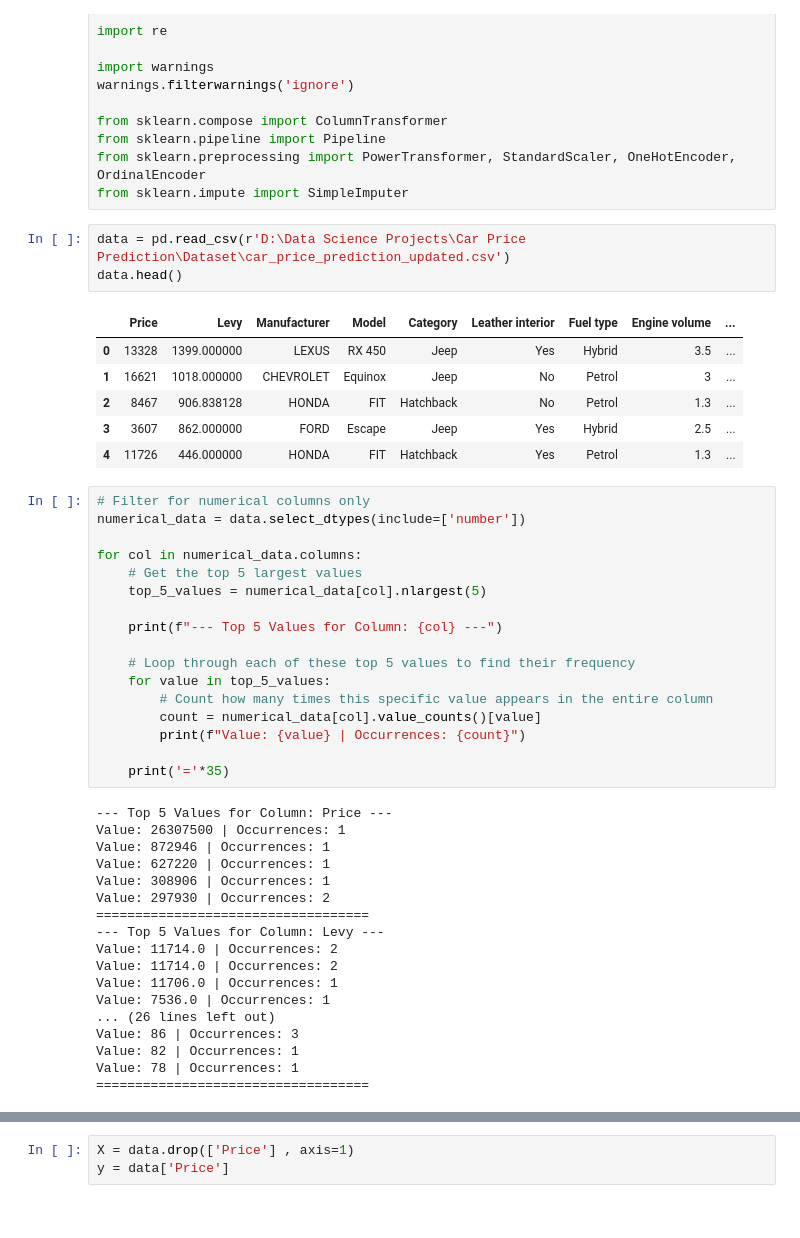
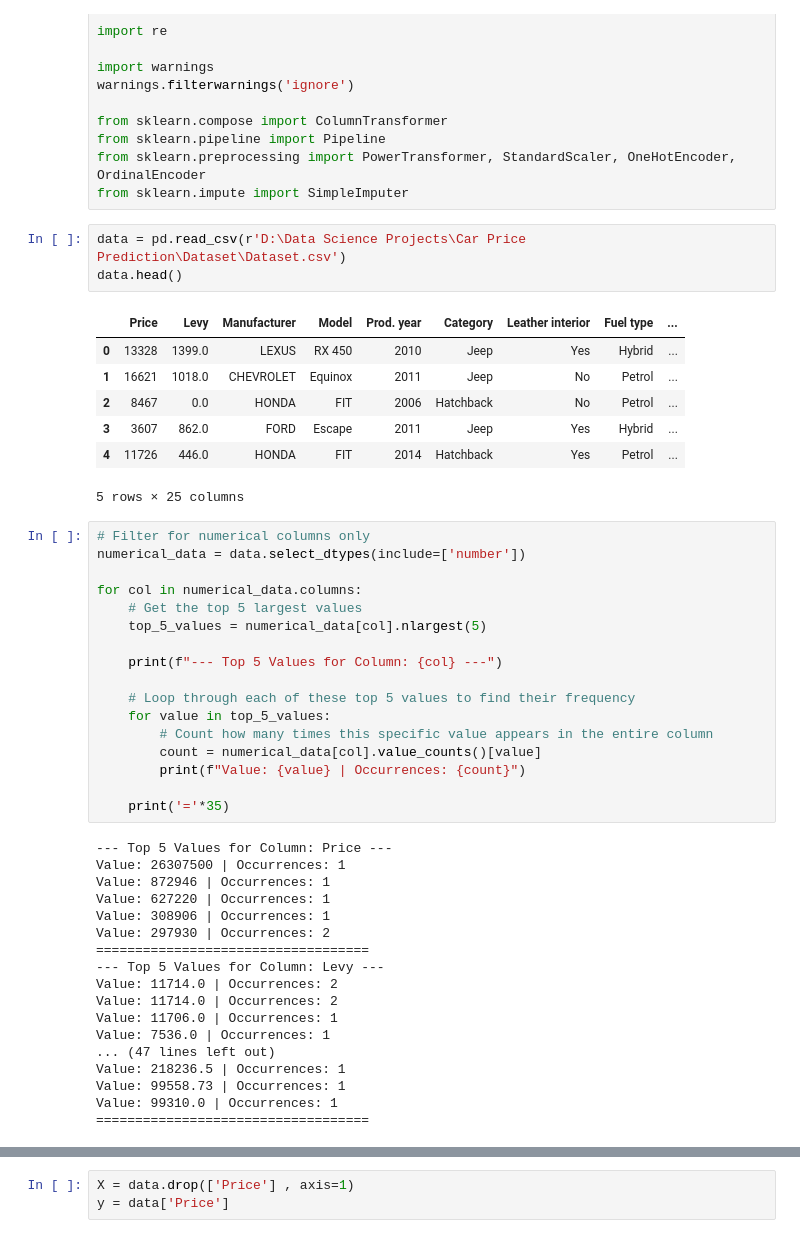
Before and after one commit to sumeet-016/Price-Prediction, a Jupyter notebook: Notebook/ModelTraining.ipynb, the cells around one changed output, grey strips where cells are left out. Drawn from its saved outputs; the diff is of its cells as text.

Commit message:
Model checking

```diff
--- a/Notebook/ModelTraining.ipynb
+++ b/Notebook/ModelTraining.ipynb
@@ -15,15 +15,16 @@ from sklearn.pipeline import Pipeline
 from sklearn.preprocessing import PowerTransformer, StandardScaler, OneHotEncoder, OrdinalEncoder
 from sklearn.impute import SimpleImputer
 # %%
-data = pd.read_csv(r'D:\Data Science Projects\Car Price Prediction\Dataset\car_price_prediction_updated.csv')
+data = pd.read_csv(r'D:\Data Science Projects\Car Price Prediction\Dataset\Dataset.csv')
 data.head()
 # %% [output]
-|  | Price | Levy | Manufacturer | Model | Category | Leather interior | Fuel type | Engine volume | ... |
-| 0 | 13328 | 1399.000000 | LEXUS | RX 450 | Jeep | Yes | Hybrid | 3.5 | ... |
-| 1 | 16621 | 1018.000000 | CHEVROLET | Equinox | Jeep | No | Petrol | 3 | ... |
-| 2 | 8467 | 906.838128 | HONDA | FIT | Hatchback | No | Petrol | 1.3 | ... |
-| 3 | 3607 | 862.000000 | FORD | Escape | Jeep | Yes | Hybrid | 2.5 | ... |
-| 4 | 11726 | 446.000000 | HONDA | FIT | Hatchback | Yes | Petrol | 1.3 | ... |
+|  | Price | Levy | Manufacturer | Model | Prod. year | Category | Leather interior | Fuel type | ... |
+| 0 | 13328 | 1399.0 | LEXUS | RX 450 | 2010 | Jeep | Yes | Hybrid | ... |
+| 1 | 16621 | 1018.0 | CHEVROLET | Equinox | 2011 | Jeep | No | Petrol | ... |
+| 2 | 8467 | 0.0 | HONDA | FIT | 2006 | Hatchback | No | Petrol | ... |
+| 3 | 3607 | 862.0 | FORD | Escape | 2011 | Jeep | Yes | Hybrid | ... |
+| 4 | 11726 | 446.0 | HONDA | FIT | 2014 | Hatchback | Yes | Petrol | ... |
+5 rows × 25 columns
 # %%
 # Filter for numerical columns only
 numerical_data = data.select_dtypes(include=['number'])
@@ -54,10 +55,10 @@ Value: 11714.0 | Occurrences: 2
 Value: 11714.0 | Occurrences: 2
 Value: 11706.0 | Occurrences: 1
 Value: 7536.0 | Occurrences: 1
-... (26 lines left out)
-Value: 86 | Occurrences: 3
-Value: 82 | Occurrences: 1
-Value: 78 | Occurrences: 1
+... (47 lines left out)
+Value: 218236.5 | Occurrences: 1
+Value: 99558.73 | Occurrences: 1
+Value: 99310.0 | Occurrences: 1
 ===================================
 # %%
 # Quickly visualize if these are extreme outliers
```
Also changed, not shown: parts of 26 cells of this notebook, 20 other files.
